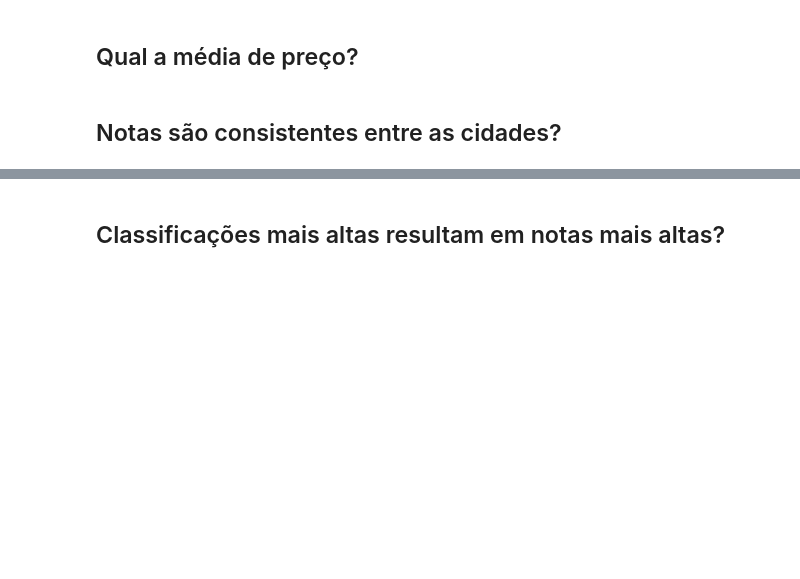
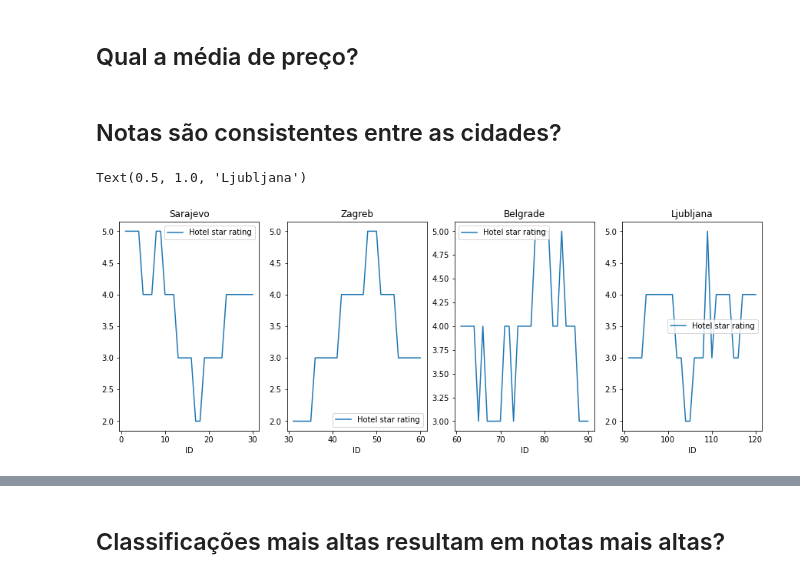
Before and after one commit to vitoriavianna/icd_a2, a Jupyter notebook: main.ipynb, the cells around one changed output, grey strips where cells are left out. Drawn from its saved outputs; the diff is of its cells as text; code cells hidden in the pictures; blank space fills up the shorter version.

```diff
--- a/main.ipynb
+++ b/main.ipynb
@@ -33,3 +33,17 @@ data.head()
 ## Qual a média de preço?
 # %% [markdown]
 ## Notas são consistentes entre as cidades?
+# %%
+select_city1 = data.loc[data['City'] == 'Sarajevo']
+select_city2 = data.loc[data['City'] == 'Zagreb']
+select_city3 = data.loc[data['City'] == 'Belgrade']
+select_city4 = data.loc[data['City'] == 'Ljubljana']
+
+fig, ax=plt.subplots(1,4,figsize=(15,5))
+select_city1.plot(x='ID', y='Hotel star rating', kind='line', ax=ax[0]).set_title('Sarajevo')
+select_city2.plot(x='ID', y='Hotel star rating', kind='line', ax=ax[1]).set_title('Zagreb')
+select_city3.plot(x='ID', y='Hotel star rating', kind='line', ax=ax[2]).set_title('Belgrade')
+select_city4.plot(x='ID', y='Hotel star rating', kind='line', ax=ax[3]).set_title('Ljubljana')
+# %% [output]
+Text(0.5, 1.0, 'Ljubljana')
+[figure, added]
```
Also changed, not shown: parts of 1 cell of this notebook.
